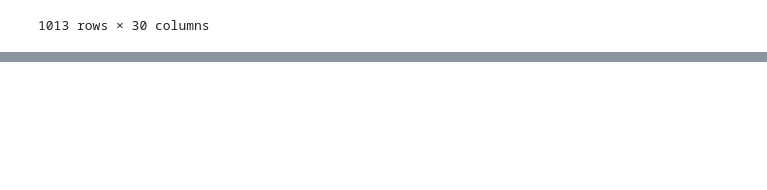
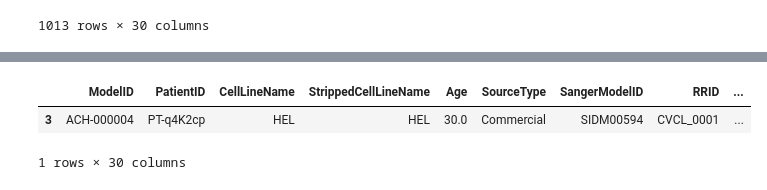
Before and after one commit to dan-beach/dependant-weights, a Jupyter notebook: depmap-processing.ipynb, the cells around one changed output, grey strips where cells are left out. Saved outputs shown, nothing was run; the diff lists cells and outputs as text; code cells hidden in the pictures; blank space fills up the shorter version.

```diff
--- a/depmap-processing.ipynb
+++ b/depmap-processing.ipynb
@@ -98,0 +177,7 @@ model_data[model_data['ModelID'].isin(cell_lines)]
+# %%
+model_data[model_data['CCLEName'] == 'HEL_HAEMATOPOIETIC_AND_LYMPHOID_TISSUE']
+#model_data
+# %% [output]
+|  | ModelID | PatientID | CellLineName | StrippedCellLineName | Age | SourceType | SangerModelID | RRID | ... |
+| 3 | ACH-000004 | PT-q4K2cp | HEL | HEL | 30.0 | Commercial | SIDM00594 | CVCL_0001 | ... |
+1 rows × 30 columns
```
Also changed, not shown: parts of 8 cells of this notebook.
